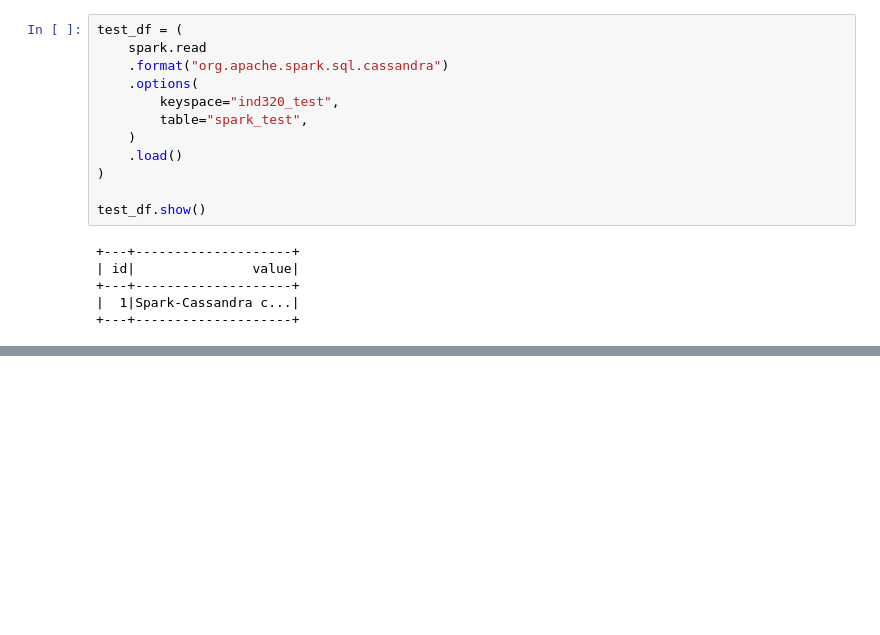
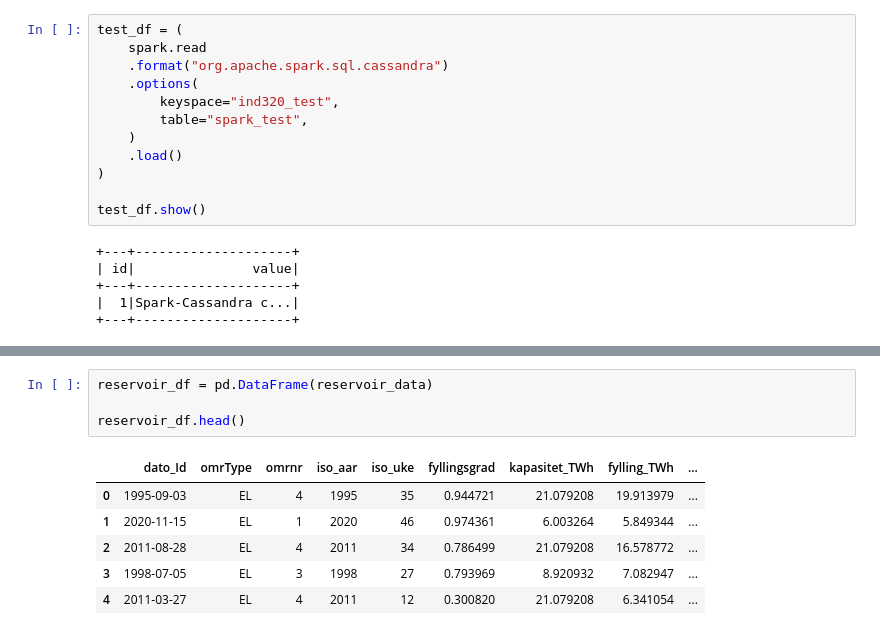
Before and after one commit to VasiliiAnderson/ind320-project, a Jupyter notebook: notebooks/compulsory_2.ipynb, the cells around one changed output, grey strips where cells are left out. Cells and saved outputs as stored; diff of their text form; blank space fills up the shorter version.

```diff
--- a/notebooks/compulsory_2.ipynb
+++ b/notebooks/compulsory_2.ipynb
@@ -60,0 +110,11 @@ test_df.show()
+# %%
+reservoir_df = pd.DataFrame(reservoir_data)
+
+reservoir_df.head()
+# %% [output]
+|  | dato_Id | omrType | omrnr | iso_aar | iso_uke | fyllingsgrad | kapasitet_TWh | fylling_TWh | ... |
+| 0 | 1995-09-03 | EL | 4 | 1995 | 35 | 0.944721 | 21.079208 | 19.913979 | ... |
+| 1 | 2020-11-15 | EL | 1 | 2020 | 46 | 0.974361 | 6.003264 | 5.849344 | ... |
+| 2 | 2011-08-28 | EL | 4 | 2011 | 34 | 0.786499 | 21.079208 | 16.578772 | ... |
+| 3 | 1998-07-05 | EL | 3 | 1998 | 27 | 0.793969 | 8.920932 | 7.082947 | ... |
+| 4 | 2011-03-27 | EL | 4 | 2011 | 12 | 0.300820 | 21.079208 | 6.341054 | ... |
```
Also changed, not shown: parts of 10 cells of this notebook, 3 other files.
